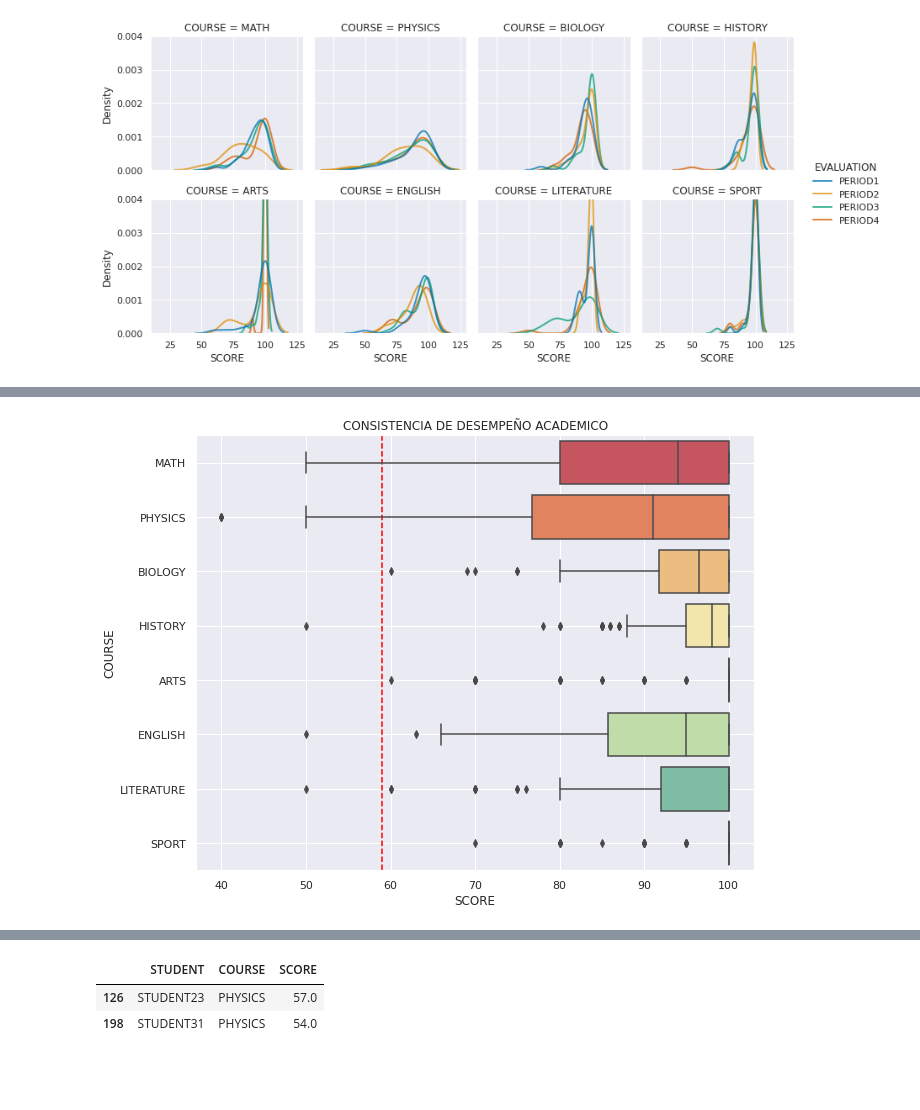
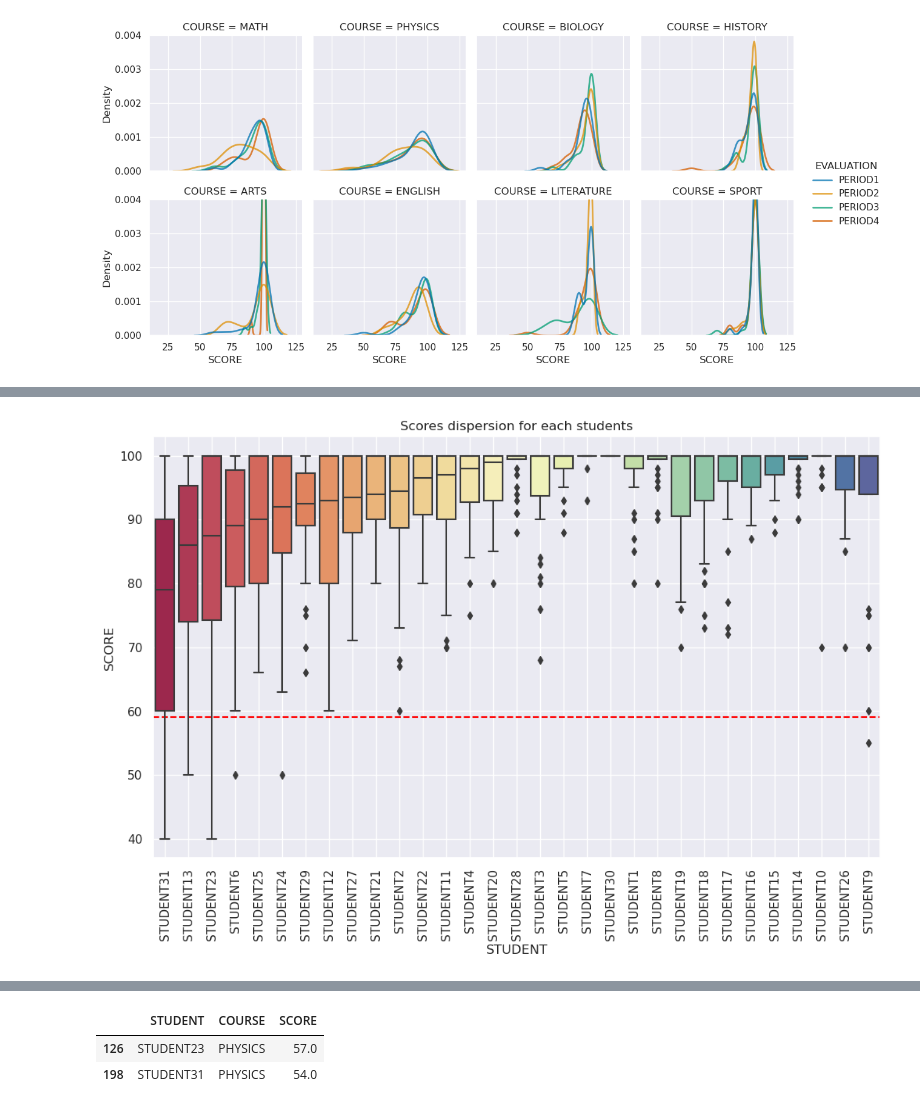
Before and after one commit to oscarsanders/Students-Analysis, a Jupyter notebook: students_analysis.ipynb, the cells around one changed output, grey strips where cells are left out. Cells and saved outputs as stored; diff of their text form; code cells hidden in the pictures; blank space fills up the shorter version.

```diff
--- a/students_analysis.ipynb
+++ b/students_analysis.ipynb
@@ -210,0 +293,8 @@ fig.show()
+# %%
+# evolution of whole group (mean)
+plt.rcParams["figure.figsize"] = [4,4]
+sns.lineplot(data=scores.groupby('EVALUATION').mean().reset_index(),
+             x="EVALUATION", y="SCORE", marker="o", markersize=10,linewidth = 4)
+plt.title(label='Group evaluation per period',
+          fontsize=14)
+plt.show()
@@ -210,0 +304,9 @@ fig.show()
+# %%
+# evolution of whole group (median)
+plt.rcParams["figure.figsize"] = [4,4]
+plt.xticks(rotation=30)
+sns.lineplot(data=scores.groupby('EVALUATION').median().reset_index(),
+             x="EVALUATION", y="SCORE", marker= 'o', markersize=10,linewidth = 4)
+plt.title(label='Group evaluation per period',
+          fontsize=14)
+plt.show()
@@ -211,23 +327,23 @@ fig.show()
 # %%
-# consistencia en el desempeño semestral por COURSE
+# Scores dispersion for each students
 sns.set()
-plt.rcParams["figure.figsize"] = [10, 8]
+plt.rcParams["figure.figsize"] = [12, 7]
 fig, ax = plt.subplots()
 
-# grouped = scores.loc[:,['STUDENT', 'SCORE']] \
-#     .groupby(['STUDENT']) \
-#     .median() \
-#     .sort_values(by='SCORE')
+grouped = scores.loc[:,['STUDENT', 'SCORE']] \
+    .groupby(['STUDENT']) \
+    .median() \
+    .sort_values(by='SCORE')
 
-plt.style.use('seaborn-deep')
-# plt.rcParams["figure.figsize"] = [10, 15]
 plt.yticks(np.arange(min(scores['SCORE']),
                      max(scores['SCORE'])+1, 10))
-plt.axvline(59, ls='--', c='red')
-sns.boxplot(y='COURSE', x='SCORE',
-            data=scores, palette="Spectral").set(title='CONSISTENCIA DE DESEMPEÑO ACADEMICO')
-ax.yaxis.grid(True) # Hide the horizontal gridlines
-ax.xaxis.grid(True) # Show the vertical gridlines
+plt.axhline(59, ls='--', c='red')
+sns.boxplot(x='STUDENT', y='SCORE',
+            data=scores, palette="Spectral",
+            order=grouped.index).set(title='Scores dispersion for each students')
+ax.yaxis.grid(True)
+ax.xaxis.grid(True)
+plt.xticks(rotation=90)
 plt.show()
 # %% [output]
-[figure, old version]
+[figure, new version]
```
Also changed, not shown: parts of 77 cells of this notebook.
